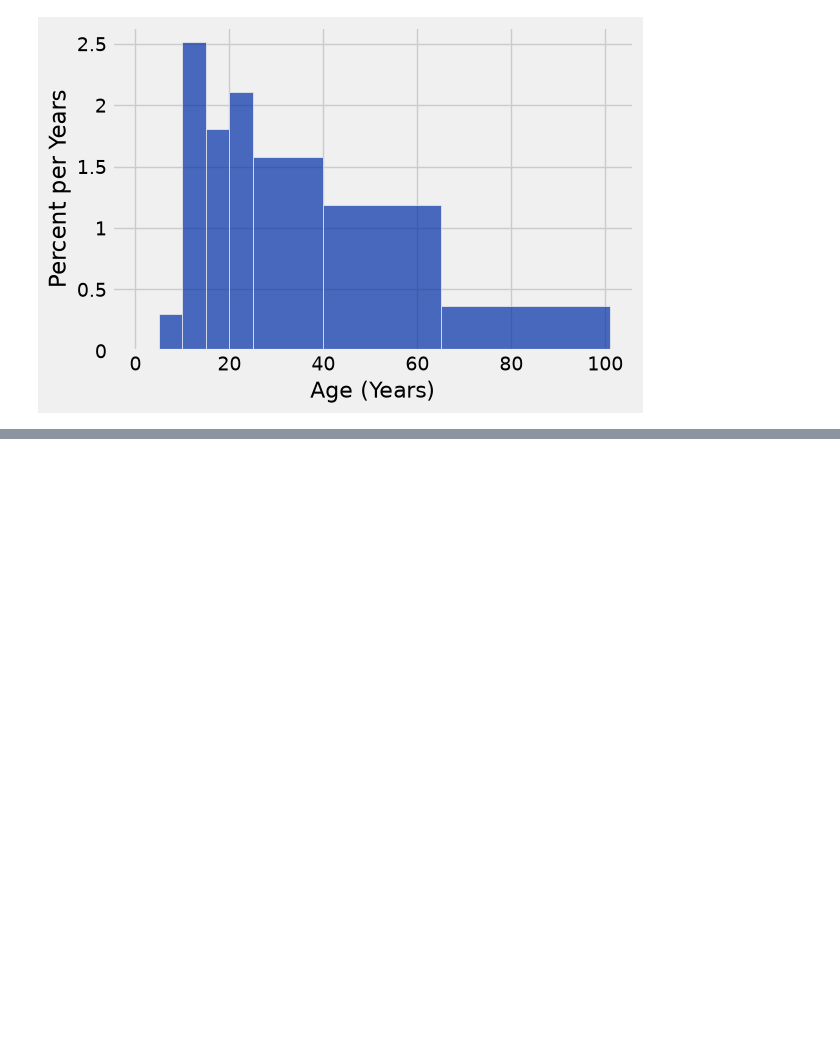
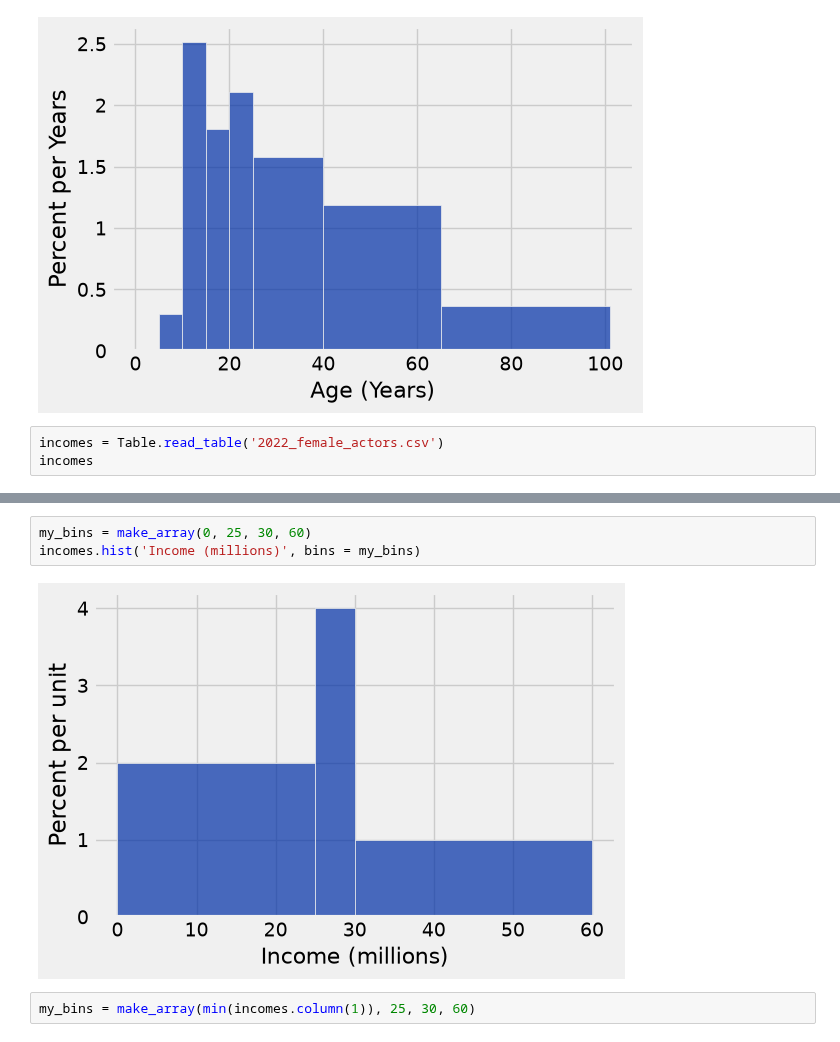
Before and after one commit to nwinbourn/DAT1001-NWinbourn, a Jupyter notebook: work/Visualization.ipynb, the cells around one changed output, grey strips where cells are left out. Cells and saved outputs as stored; diff of their text form; blank space fills up the shorter version.

```diff
--- a/work/Visualization.ipynb
+++ b/work/Visualization.ipynb
@@ -441,3 +441,6 @@ binned_data
 top_movies.hist('Age', bins = my_bins, unit = 'Years')
 # %% [output]
 [figure]
+# %%
+incomes = Table.read_table('2022_female_actors.csv')
+incomes
@@ -443,0 +460,7 @@ top_movies.hist('Age', bins = my_bins, unit = 'Years')
+# %%
+my_bins = make_array(0, 25, 30, 60)
+incomes.hist('Income (millions)', bins = my_bins)
+# %% [output]
+[figure, added]
+# %%
+my_bins = make_array(min(incomes.column(1)), 25, 30, 60)
```
Also changed, not shown: parts of 2 cells of this notebook, 2 other files.
